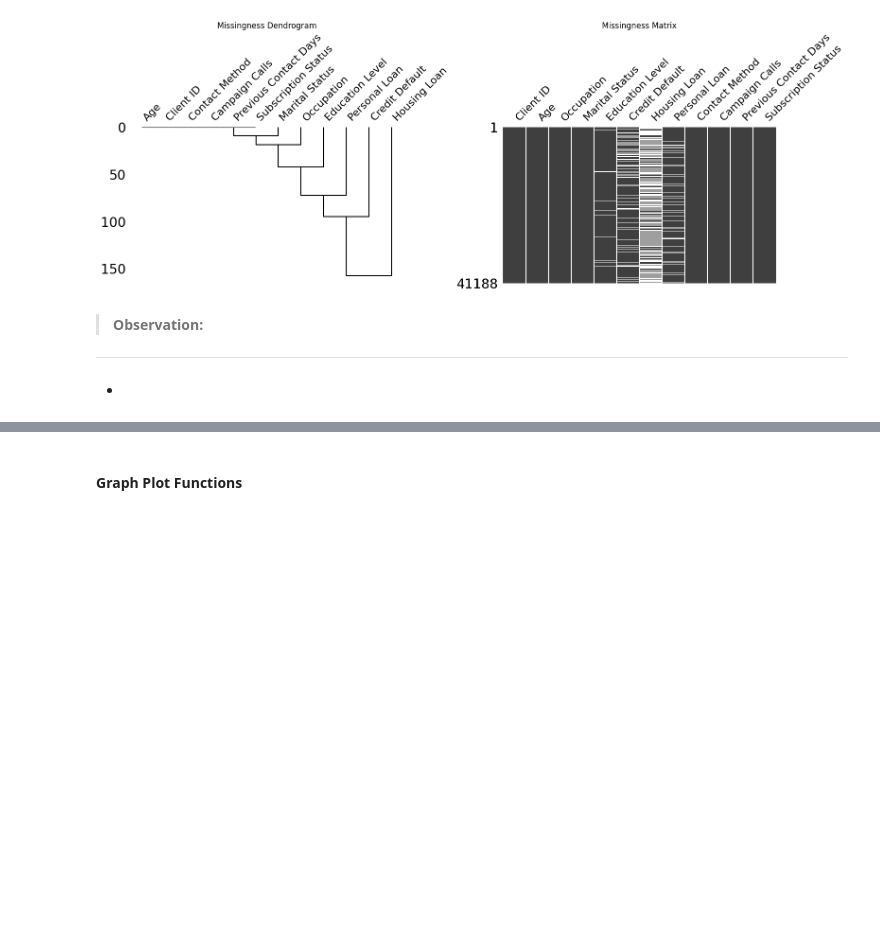
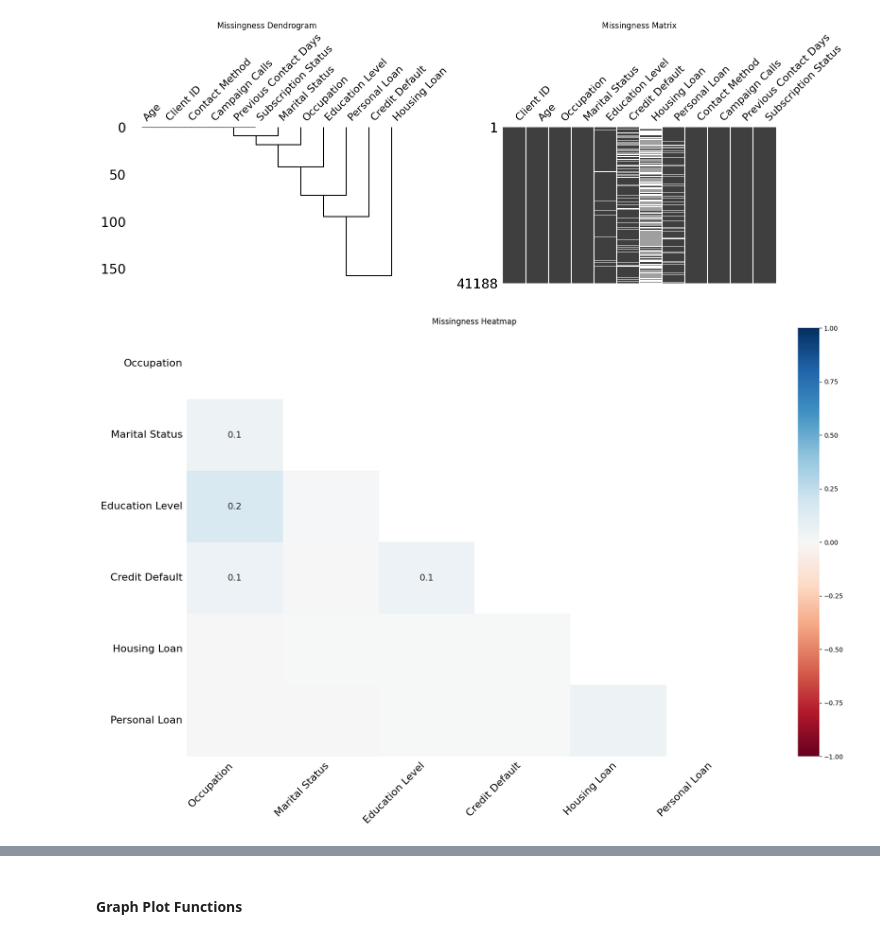
Before and after one commit to HigherGround189/EGT309-Team-Harish-Kanna, a Jupyter notebook: notebooks/Jun_Hoe_eda.ipynb, the cells around one changed output, grey strips where cells are left out. Drawn from its saved outputs; the diff is of its cells as text; code cells hidden in the pictures; blank space fills up the shorter version.

Commit message:
Apply missingness heatmap and dendrogram to possible solution on unknown values

```diff
--- a/notebooks/Jun_Hoe_eda.ipynb
+++ b/notebooks/Jun_Hoe_eda.ipynb
@@ -221,7 +227,9 @@ plt.show()
 # %% [output]
 Plotting a sparkline on an existing axis is not currently supported. To remove this warning, set sparkline=False.
 [figure]
-# %% [markdown]
-> **Observation:**
-___
--
+# %%
+msno.heatmap(df_unknown_to_none)
+plt.title("Missingness Heatmap")
+plt.show()
+# %% [output]
+[figure, added]
```
Also changed, not shown: parts of 34 cells of this notebook.
